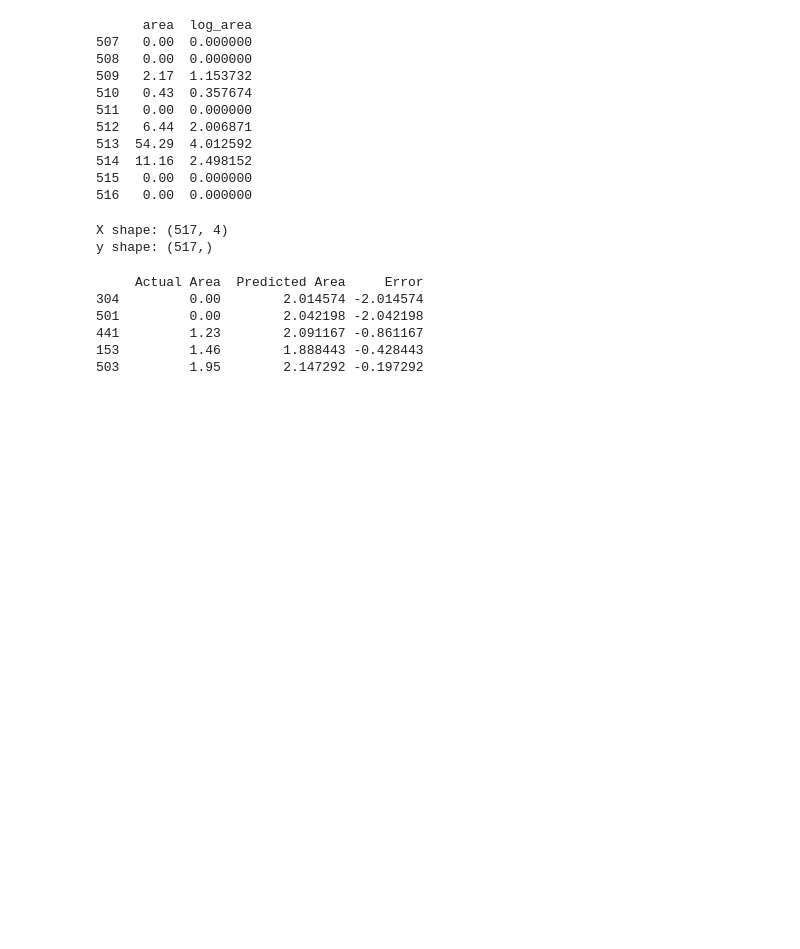
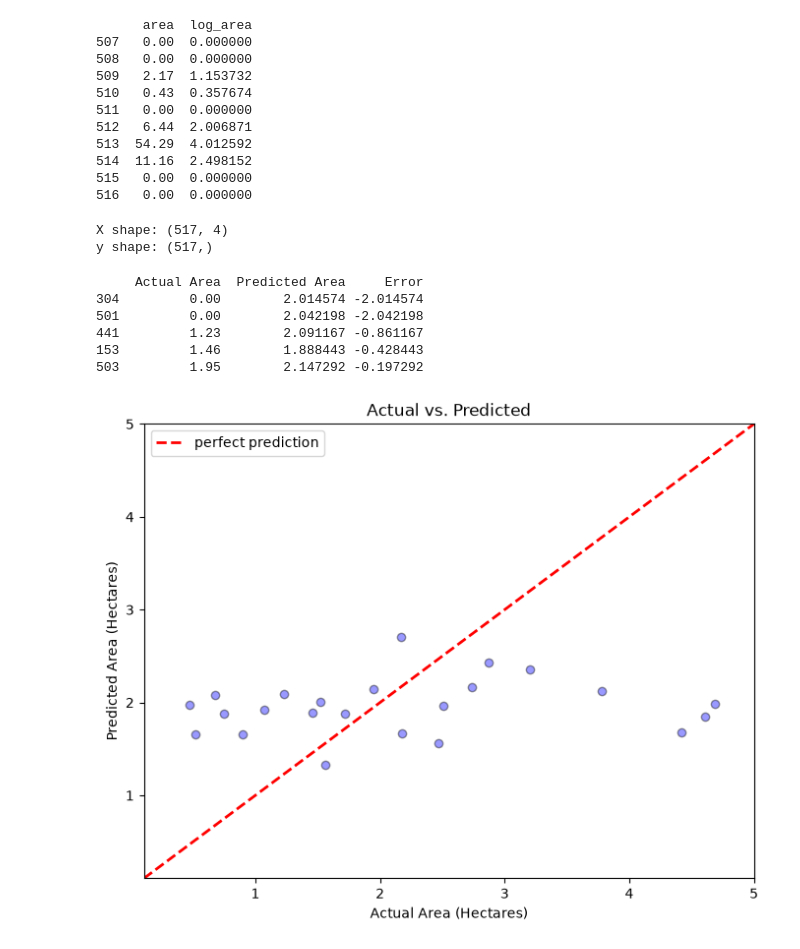
Before and after one commit to Bless-Kukreja/Forest-fire-detection, a Jupyter notebook: src/main.ipynb, the cells around one changed output. Cells and saved outputs as stored; diff of their text form; code cells hidden in the pictures; blank space fills up the shorter version.

Commit message:
Add actual vs predicted plot

```diff
--- a/src/main.ipynb
+++ b/src/main.ipynb
@@ -133,3 +133,28 @@ print(compare(y_test_actual,y_pred_actual).head(5))
 441         1.23        2.091167 -0.861167
 153         1.46        1.888443 -0.428443
 503         1.95        2.147292 -0.197292
+# %%
+y_pred_actual = np.expm1(y_pred)
+y_test_actual = np.expm1(y_test)
+
+min_actual = np.expm1(0.1)
+max_actual = 5
+
+plt.figure(figsize=(8, 6))
+
+plt.scatter(y_test_actual, y_pred_actual, alpha=0.4, color='blue', edgecolor='black')
+
+plt.plot([min_actual, max_actual], [min_actual, max_actual],
+         color='red', linestyle='--', linewidth=2,
+         label='perfect prediction')
+
+plt.xlim(min_actual, max_actual)
+plt.ylim(min_actual, max_actual)
+
+plt.xlabel('Actual Area (Hectares)')
+plt.ylabel('Predicted Area (Hectares)')
+plt.title('Actual vs. Predicted')
+plt.legend()
+plt.show()
+# %% [output]
+[figure, added]
```
